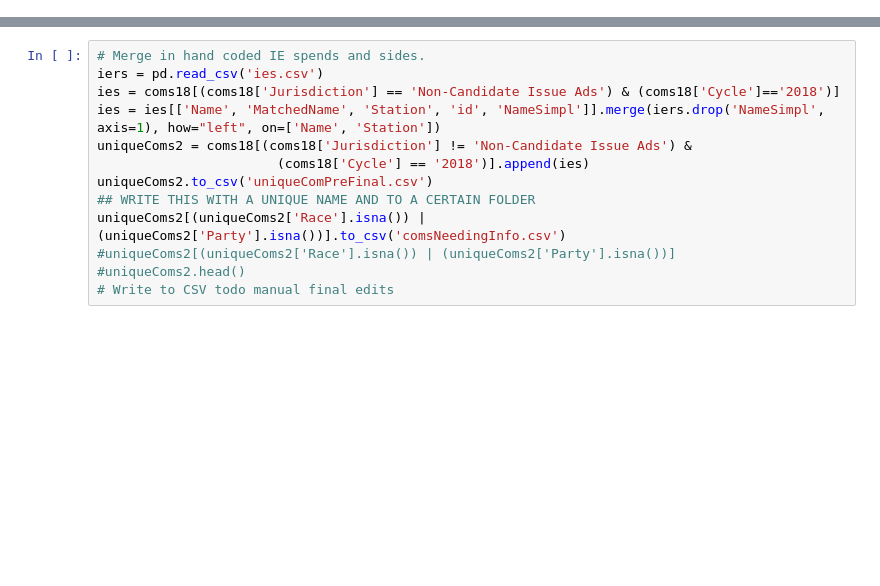
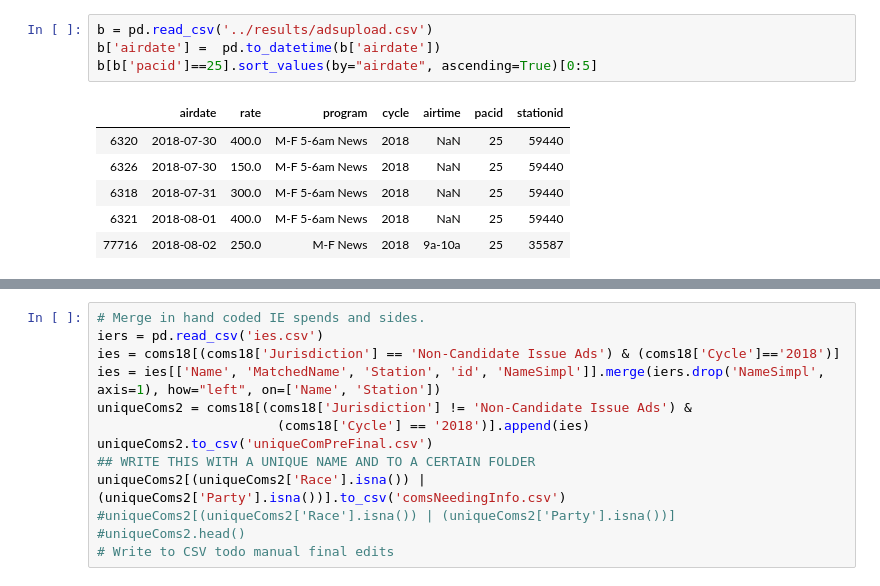
Before and after one commit to and-pulc/fccscraper, a Jupyter notebook: code/BroadcastProcess.ipynb, the cells around one changed output, grey strips where cells are left out. Drawn from its saved outputs; the diff is of its cells as text; blank space fills up the shorter version.

```diff
--- a/code/BroadcastProcess.ipynb
+++ b/code/BroadcastProcess.ipynb
@@ -15,3 +56,14 @@ p.head()
+# %%
+b = pd.read_csv('../results/adsupload.csv')
+b['airdate'] =  pd.to_datetime(b['airdate'])
+b[b['pacid']==25].sort_values(by="airdate", ascending=True)[0:5]
+# %% [output]
+|  | airdate | rate | program | cycle | airtime | pacid | stationid |
+| 6320 | 2018-07-30 | 400.0 | M-F 5-6am News | 2018 | NaN | 25 | 59440 |
+| 6326 | 2018-07-30 | 150.0 | M-F 5-6am News | 2018 | NaN | 25 | 59440 |
+| 6318 | 2018-07-31 | 300.0 | M-F 5-6am News | 2018 | NaN | 25 | 59440 |
+| 6321 | 2018-08-01 | 400.0 | M-F 5-6am News | 2018 | NaN | 25 | 59440 |
+| 77716 | 2018-08-02 | 250.0 | M-F News | 2018 | 9a-10a | 25 | 35587 |
 # %%
 #
 # Preprocess folder names to make it easier to resolve them to their other committees.
```
Also changed, not shown: parts of 8 cells of this notebook, 43 other files.
